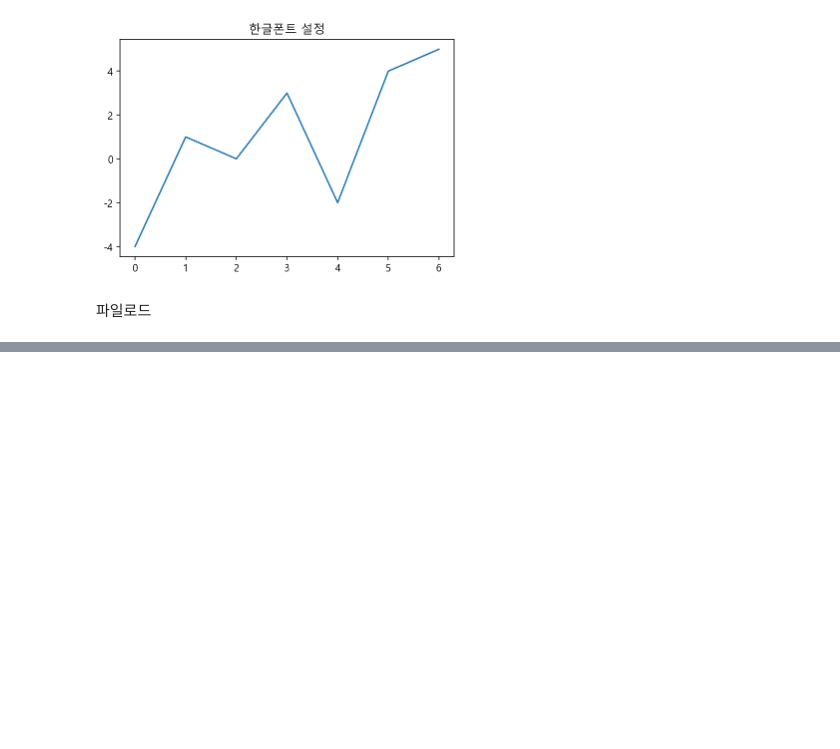
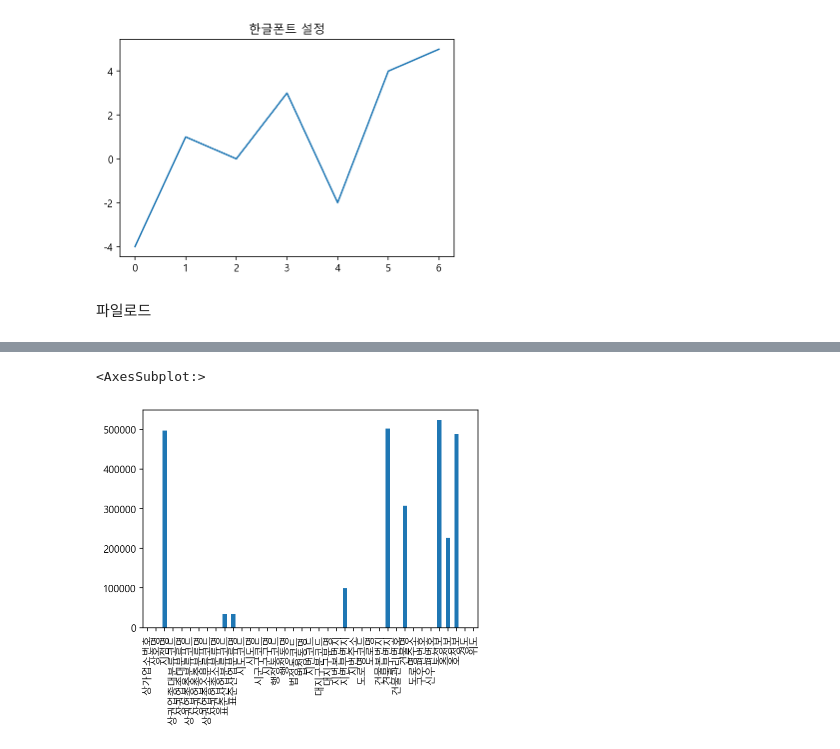
Before and after one commit to pmj3590/inflearn_opendata, a Jupyter notebook: store.ipynb, the cells around one changed output, grey strips where cells are left out. Saved outputs shown, nothing was run; the diff lists cells and outputs as text; code cells hidden in the pictures; blank space fills up the shorter version.

```diff
--- a/store.ipynb
+++ b/store.ipynb
@@ -71,0 +139,4 @@ pd.option
+# %%
+#결측치 구해서 n이라는 변수에 담고 재사용
+n=df.isnull().sum()
+n
@@ -71,0 +161,5 @@ pd.option
+# %%
+n.plot.bar()
+# %% [output]
+<AxesSubplot:>
+[figure, added]
```
Also changed, not shown: parts of 65 cells of this notebook.
